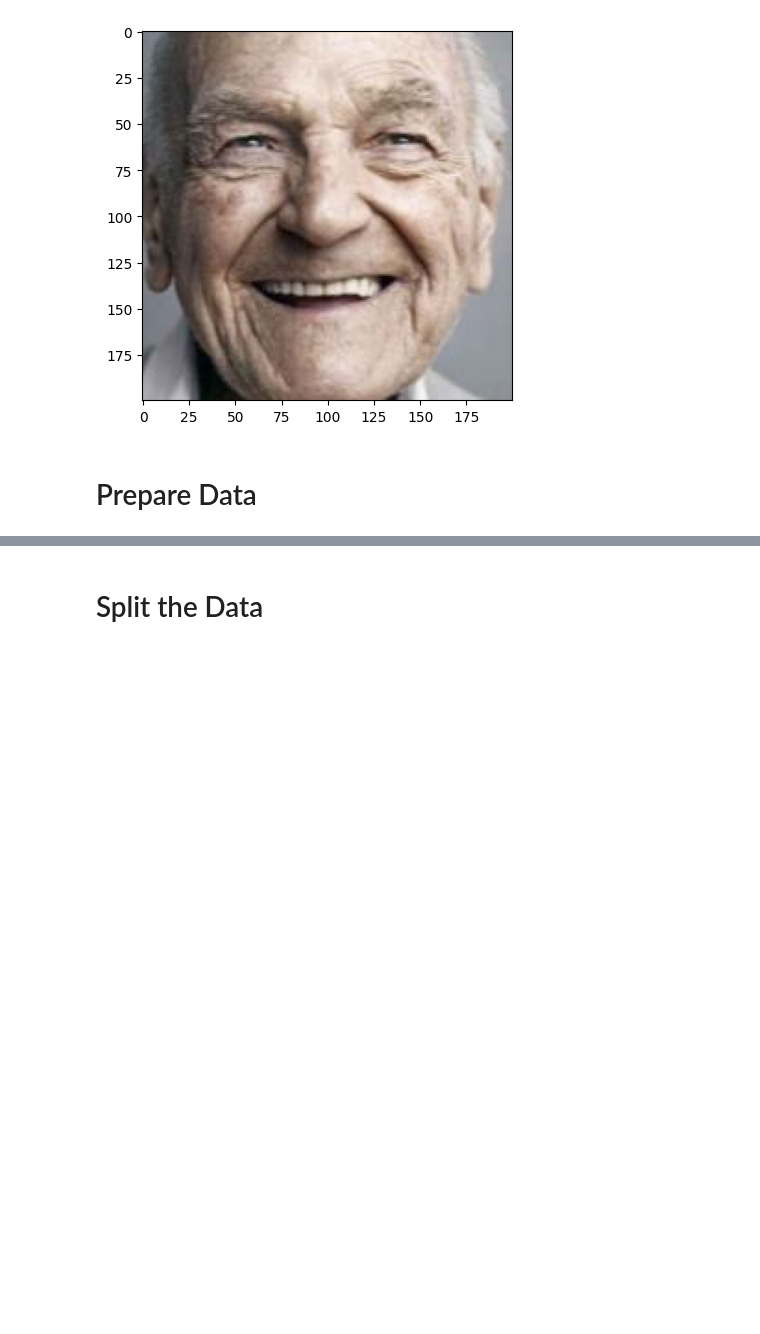
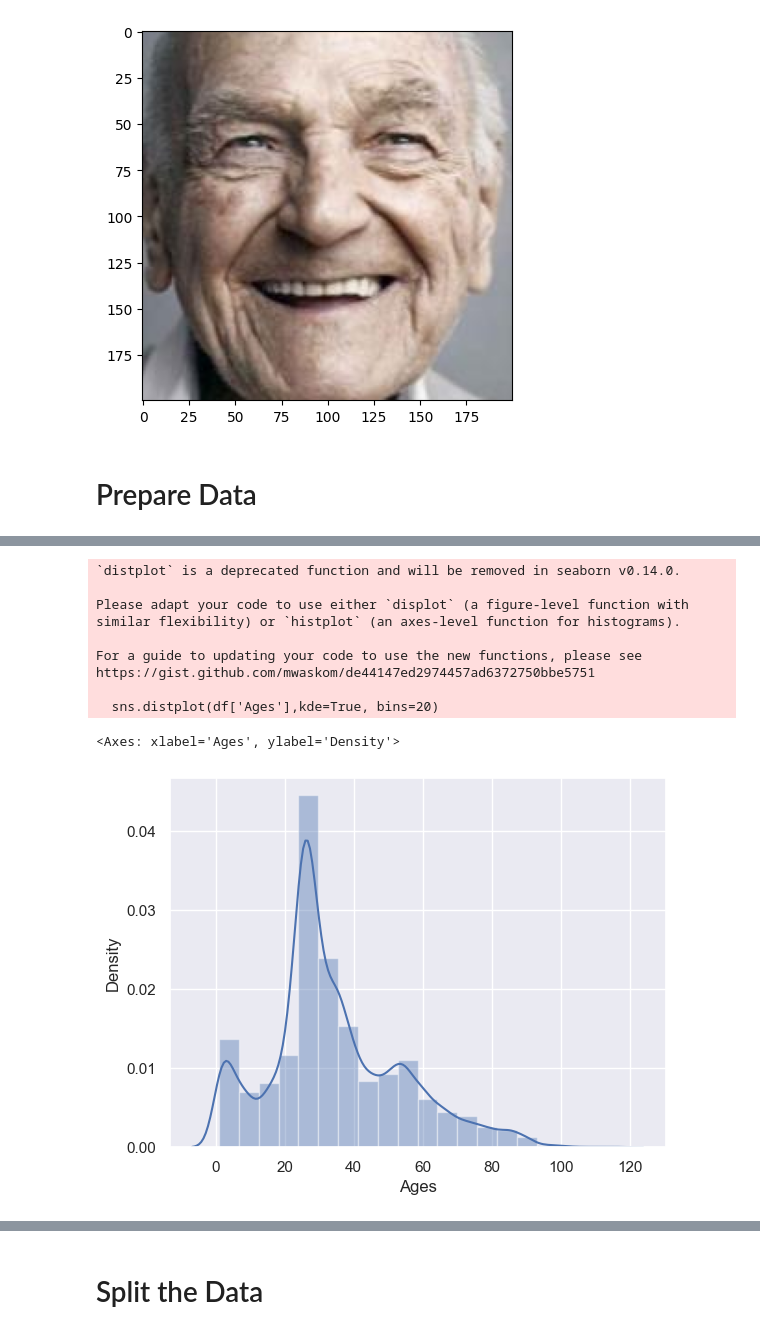
Before and after one commit to MaciejChotkowski/WzTUM, a Jupyter notebook: age-detection-notebook.ipynb, the cells around one changed output, grey strips where cells are left out. Cells and saved outputs as stored; diff of their text form; code cells hidden in the pictures; blank space fills up the shorter version.

Commit message:
Add Data Preprocessing

```diff
--- a/age-detection-notebook.ipynb
+++ b/age-detection-notebook.ipynb
@@ -76,0 +94,27 @@ print(df['Ages'][i])
+# %%
+age1 = []
+
+for i in range(len(df)):
+    if df['Ages'].iloc[i] == 1:
+        age1.append(df.iloc[i])
+
+age1 = pd.DataFrame(age1)
+age1 = age1.sample(frac=0.4)
+
+df = df[df['Ages'] > 1]
+
+df = pd.concat([df, age1], ignore_index = True)
+# %%
+sns.distplot(df['Ages'],kde=True, bins=20)
+# %% [output]
+`distplot` is a deprecated function and will be removed in seaborn v0.14.0.
+
+Please adapt your code to use either `displot` (a figure-level function with
+similar flexibility) or `histplot` (an axes-level function for histograms).
+
+For a guide to updating your code to use the new functions, please see
+https://gist.github.com/mwaskom/de44147ed2974457ad6372750bbe5751
+
+  sns.distplot(df['Ages'],kde=True, bins=20)
+<Axes: xlabel='Ages', ylabel='Density'>
+[figure, added]
```
Also changed, not shown: parts of 7 cells of this notebook.
